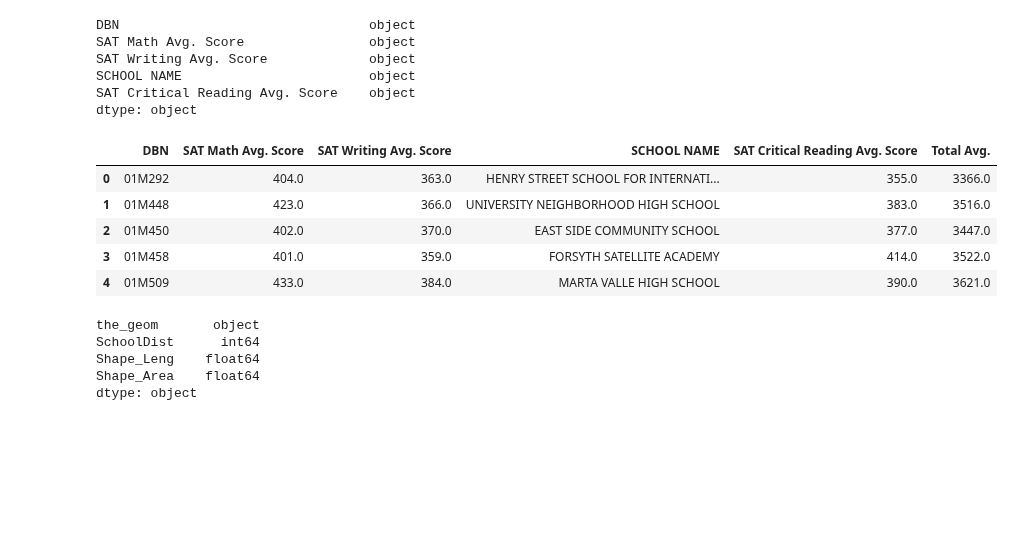
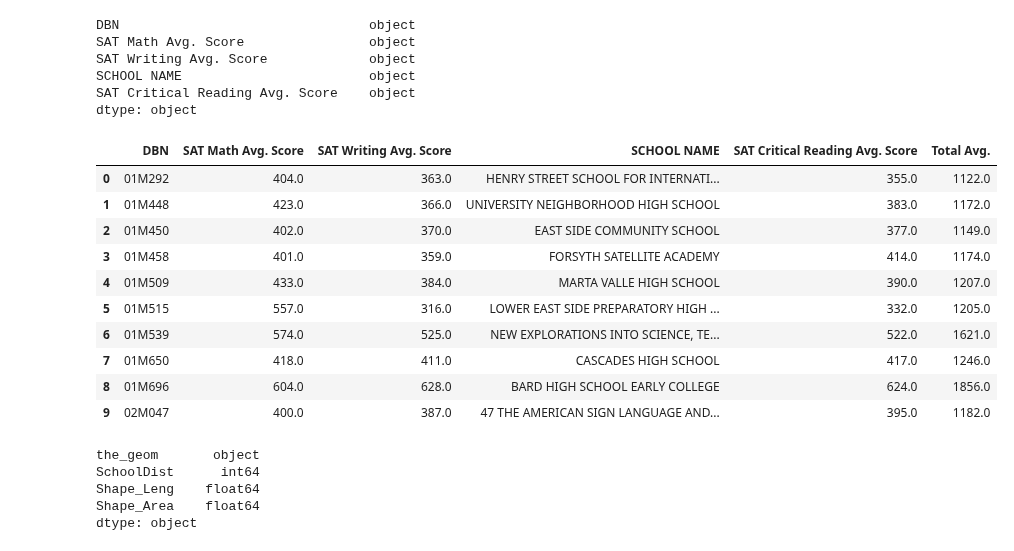
Before and after one commit to ckyko/CSC59970Project, a Jupyter notebook: school_scores.ipynb, the cells around one changed output. Cells and saved outputs as stored; diff of their text form; code cells hidden in the pictures; blank space fills up the shorter version.

```diff
--- a/school_scores.ipynb
+++ b/school_scores.ipynb
@@ -52,20 +52,25 @@ dtype: object
 # %%
 def convert_num(datframe, col_name):
     datframe[col_name] = datframe[col_name].convert_objects(convert_numeric=True)
 
 convert_num(sat, 'SAT Math Avg. Score')
 convert_num(sat, 'SAT Writing Avg. Score')
 convert_num(sat, 'SAT Critical Reading Avg. Score')
 
 sat['Total Avg.']= sat.sum(axis = 1)
-sat.head()
+sat.head(10)
 # %% [output]
 |  | DBN | SAT Math Avg. Score | SAT Writing Avg. Score | SCHOOL NAME | SAT Critical Reading Avg. Score | Total Avg. |
-| 0 | 01M292 | 404.0 | 363.0 | HENRY STREET SCHOOL FOR INTERNATI... | 355.0 | 3366.0 |
-| 1 | 01M448 | 423.0 | 366.0 | UNIVERSITY NEIGHBORHOOD HIGH SCHOOL | 383.0 | 3516.0 |
-| 2 | 01M450 | 402.0 | 370.0 | EAST SIDE COMMUNITY SCHOOL | 377.0 | 3447.0 |
-| 3 | 01M458 | 401.0 | 359.0 | FORSYTH SATELLITE ACADEMY | 414.0 | 3522.0 |
-| 4 | 01M509 | 433.0 | 384.0 | MARTA VALLE HIGH SCHOOL | 390.0 | 3621.0 |
+| 0 | 01M292 | 404.0 | 363.0 | HENRY STREET SCHOOL FOR INTERNATI... | 355.0 | 1122.0 |
+| 1 | 01M448 | 423.0 | 366.0 | UNIVERSITY NEIGHBORHOOD HIGH SCHOOL | 383.0 | 1172.0 |
+| 2 | 01M450 | 402.0 | 370.0 | EAST SIDE COMMUNITY SCHOOL | 377.0 | 1149.0 |
+| 3 | 01M458 | 401.0 | 359.0 | FORSYTH SATELLITE ACADEMY | 414.0 | 1174.0 |
+| 4 | 01M509 | 433.0 | 384.0 | MARTA VALLE HIGH SCHOOL | 390.0 | 1207.0 |
+| 5 | 01M515 | 557.0 | 316.0 | LOWER EAST SIDE PREPARATORY HIGH ... | 332.0 | 1205.0 |
+| 6 | 01M539 | 574.0 | 525.0 | NEW EXPLORATIONS INTO SCIENCE, TE... | 522.0 | 1621.0 |
+| 7 | 01M650 | 418.0 | 411.0 | CASCADES HIGH SCHOOL | 417.0 | 1246.0 |
+| 8 | 01M696 | 604.0 | 628.0 | BARD HIGH SCHOOL EARLY COLLEGE | 624.0 | 1856.0 |
+| 9 | 02M047 | 400.0 | 387.0 | 47 THE AMERICAN SIGN LANGUAGE AND... | 395.0 | 1182.0 |
 # %%
 r_nysd = pd.read_csv(DATA_PATH_NYSD)
 print(r_nysd.dtypes)
```
Also changed, not shown: parts of 4 cells of this notebook.
